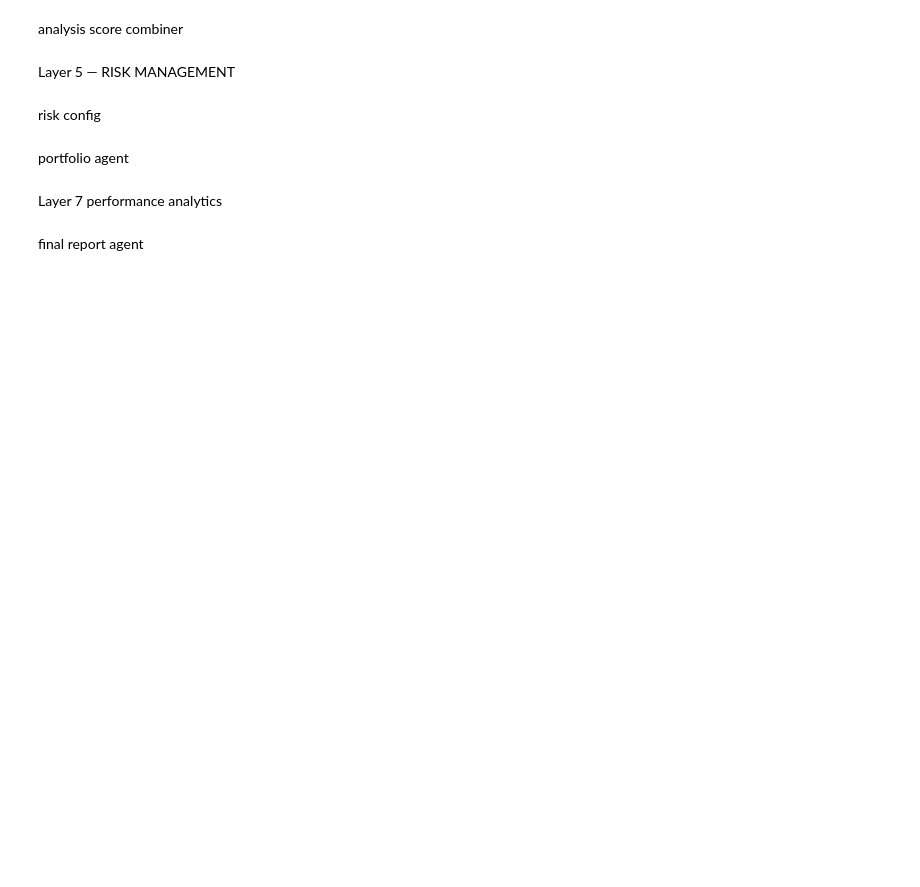
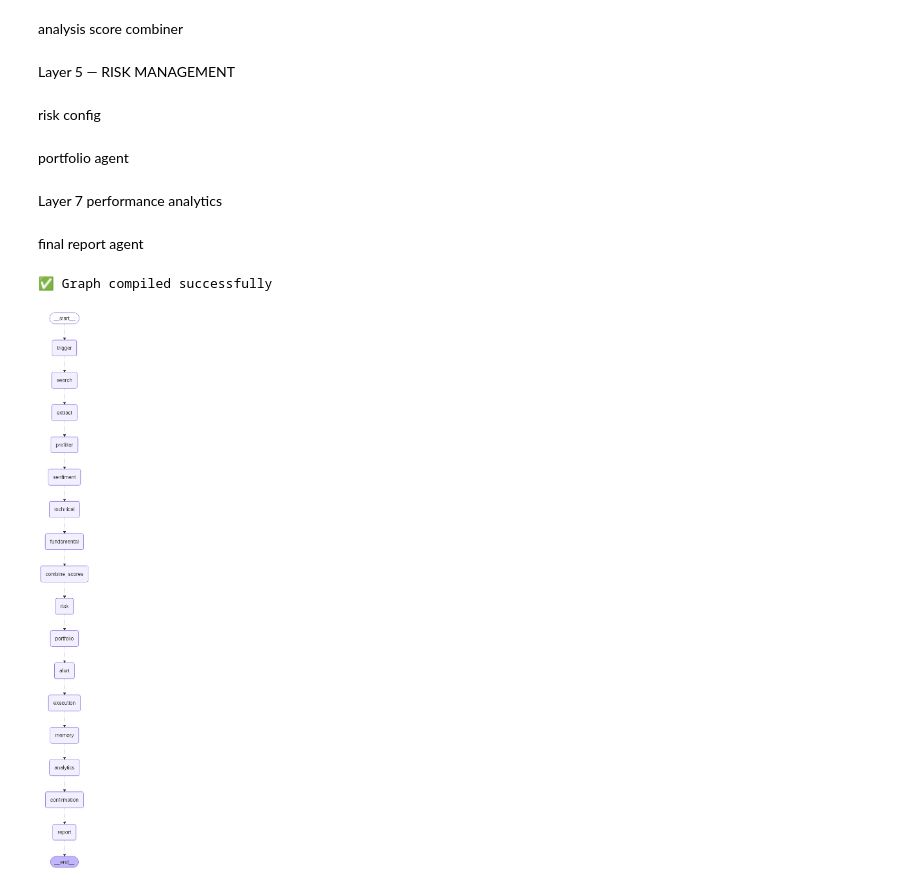
Before and after one commit to k17hawk/Agentic_AI_MCP_RAG_Chat, a Jupyter notebook: yfinance_agentic_trigger.ipynb, the cells around one changed output. Drawn from its saved outputs; the diff is of its cells as text; code cells hidden in the pictures; blank space fills up the shorter version.

Commit message:
updated complete project without an error

```diff
--- a/yfinance_agentic_trigger.ipynb
+++ b/yfinance_agentic_trigger.ipynb
@@ -117,7 +121,7 @@ Trigger for firing agentic search and for buy and sale
 # %% [markdown]
 schedule trigger
 # %%
-def scheduled_triigger(state:StockState):
+def scheduled_trigger(state:StockState):
     now = datetime.now()
     hour = now.hour
     if 9 <=hour <11:
@@ -212,7 +216,7 @@ def price_alert_trigger(state: StockState):
             closes = hist['Close'].dropna()
             prev = closes.iloc[-2]
             curr = closes.iloc[-1]
-            pct = ((cur - prev)/prev)*100
+            pct = ((curr - prev)/prev)*100
 
             if abs(pct) >=THRESHOLD_PCT:
                 direction  = "📈 UP" if pct > 0 else "📉 DOWN"
@@ -281,7 +285,7 @@ Layer -2 DISCOVERY
 # %%
 def search_storcks(state:StockState):
     #runs the web search using the query built by trigger
-    printf('\n Searching: "{state["query"]}"')
+    print(f'\n Searching: "{state["query"]}"')
     results = search_tool.invoke({"query":state['query']})
     print(f" -> {len(results)} results found")
     return {"search_result": results}
@@ -425,15 +429,19 @@ def sentiment_analysis_agent(state: StockState):
 
     for stock in state["filtered_stocks"]:
         ticker = stock["ticker"]
-        current_year = datetime.now().year # Dynamic year (2026)
+        current_year = datetime.now().year
 
         try:
             # 1. Cleaned up queries
             query_1 = f"{ticker} stock news and sentiment {current_year}"
             query_2 = f"{ticker} latest analyst ratings and earnings"
 
-            # Fetch and combine results
-            raw_results = search_tool.invoke(query_1) + search_tool.invoke(query_2)
+            # FIX: invoke returns a dictionary, so access the results properly
+            results_1 = search_tool.invoke(query_1)
+            results_2 = search_tool.invoke(query_2)
+
+            # Combine the results properly - assuming they're lists
+            raw_results = results_1.get("results", []) + results_2.get("results", [])
 
             # 2. Better content extraction
             news_context = "\n".join([r.get("content", "")[:300] for r in raw_results[:5]])
@@ -448,7 +456,6 @@ def sentiment_analysis_agent(state: StockState):
 
             # 4. Invoke model and use parser
             response = model.invoke(prompt)
-            # This handles markdown blocks and extra text automatically
             data = parser.parse(response.content)
 
             # 5. Safe dictionary fetching with defaults
@@ -456,12 +463,13 @@ def sentiment_analysis_agent(state: StockState):
                 "score": float(data.get("overall_score", 5.0)),
                 "label": data.get("label", "neutral"),
                 "analyst_consensus": data.get("analyst_consensus", "unknown"),
+                "insider_activity": data.get("insider_activity", "neutral"),
                 "reasoning": data.get("reasoning", "No summary provided")
             }
 
         except Exception as e:
             print(f"Error analyzing {ticker}: {e}")
-            sentiment_data[ticker] = {"score": 5.0, "label": "error"}
+            sentiment_data[ticker] = {"score": 5.0, "label": "error", "analyst_consensus": "unknown", "insider_activity": "neutral"}
 
     return {"sentiment_data": sentiment_data}
 # %% [markdown]
@@ -1923,2 +2089,52 @@ Keep it professional, data-driven, under 150 words."""
 
     return {"report_path": report_path, "report_summary": narrative}
+# %%
+graph = StateGraph(StockState)
+
+# Add all nodes
+graph.add_node("trigger",        trigger_node)
+graph.add_node("search",         search_storcks)
+graph.add_node("extract",        extract_tickers)
+graph.add_node("prefilter",      prefilter_stocks)
+graph.add_node("sentiment",      sentiment_analysis_agent)
+graph.add_node("technical",      technical_analysis_agent)
+graph.add_node("fundamental",    fundamental_analysis_agent)
+graph.add_node("combine_scores", combine_analysis_scores)
+graph.add_node("risk",           risk_management_layer)
+graph.add_node("portfolio",      portfolio_agent)
+graph.add_node("alert",          alert_agent)
+graph.add_node("execution",      execution_engine)
+graph.add_node("memory",         memory_agent)
+graph.add_node("analytics",      performance_analytics)
+graph.add_node("confirmation",   confirmation_agent)
+graph.add_node("report",         final_report_agent)
+
+# Wire the edges
+graph.add_edge(START,            "trigger")
+graph.add_edge("trigger",        "search")
+graph.add_edge("search",         "extract")
+graph.add_edge("extract",        "prefilter")
+graph.add_edge("prefilter",      "sentiment")
+graph.add_edge("sentiment",      "technical")
+graph.add_edge("technical",      "fundamental")
+graph.add_edge("fundamental",    "combine_scores")
+graph.add_edge("combine_scores", "risk")
+graph.add_edge("risk",           "portfolio")
+graph.add_edge("portfolio",      "alert")
+graph.add_edge("alert",          "execution")
+graph.add_edge("execution",      "memory")
+graph.add_edge("memory",         "analytics")
+graph.add_edge("analytics",      "confirmation")
+graph.add_edge("confirmation",   "report")
+graph.add_edge("report",         END)
+
+app = graph.compile()
+print("✅ Graph compiled successfully")
+# %% [output]
+✅ Graph compiled successfully
+# %%
+from IPython.display import Image, display
+
+display(Image(app.get_graph().draw_mermaid_png()))
+# %% [output]
+[figure, added]
```
Also changed, not shown: parts of 5 cells of this notebook, 12 other files.
